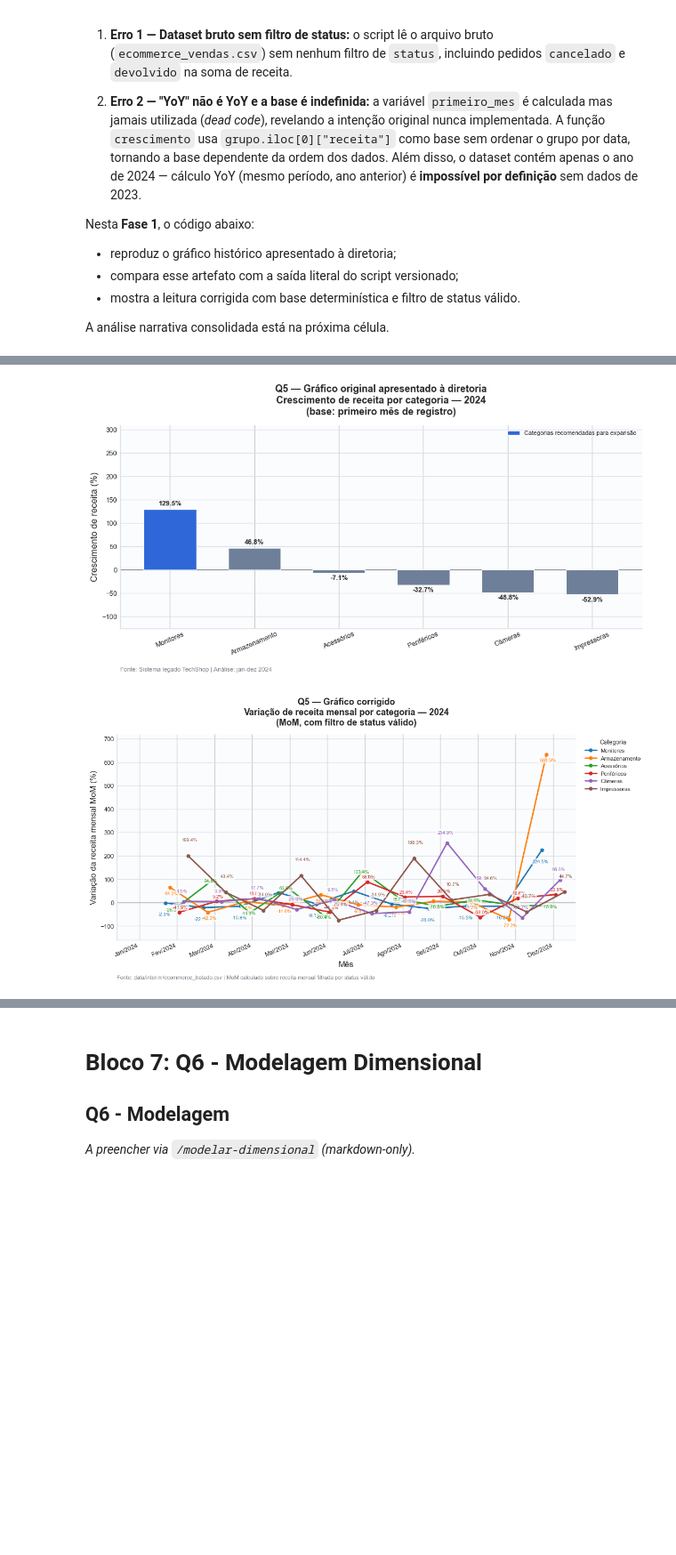
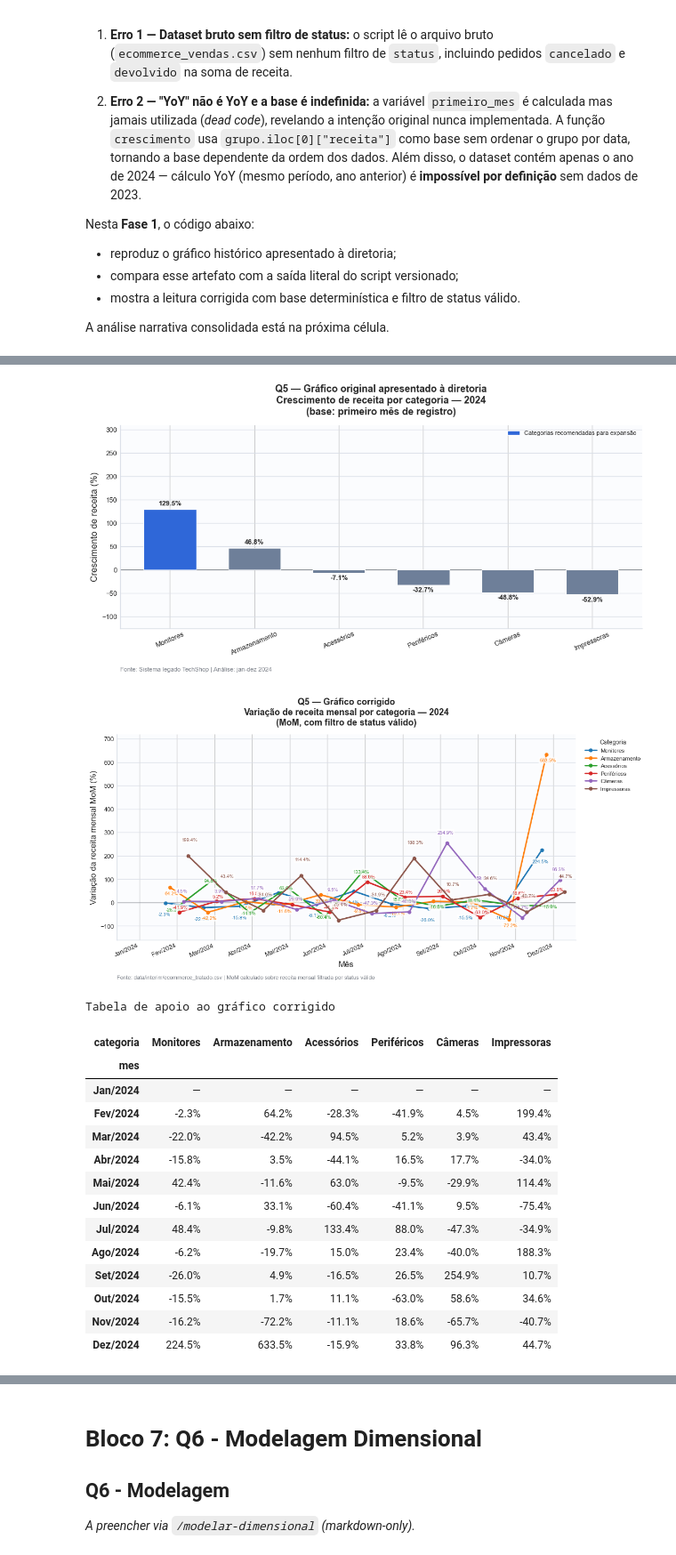
Before and after one commit to diogorblessa/projeto-analise-dados-DuckDB, a Jupyter notebook: notebooks/case_techshop.ipynb, the cells around one changed output, grey strips where cells are left out. Shown at 89% size. Saved outputs shown, nothing was run; the diff lists cells and outputs as text; code cells hidden in the pictures; blank space fills up the shorter version.

```diff
--- a/notebooks/case_techshop.ipynb
+++ b/notebooks/case_techshop.ipynb
@@ -1893,30 +1893,55 @@ with plt.style.context("seaborn-v0_8-whitegrid"):
         y_limites=y_limites,
     )
     plt.tight_layout()
     plt.show()
 
 with plt.style.context("seaborn-v0_8-whitegrid"):
     fig, ax = plt.subplots(figsize=(11.6, 6.2))
     plotar_grafico_corrigido_mom(ax=ax, mom_pivot=mom_corrigido_pivot)
     plt.tight_layout()
     plt.show()
+
+# Tabela de apoio — valores do gráfico corrigido MoM
+tabela_mom = (
+    mom_corrigido_pivot
+    .copy()
+    .rename(index=formatar_mes_ano)
+    .map(lambda v: formatar_pct(v) if not pd.isna(v) else "—")
+)
+print(f'Tabela de apoio ao gráfico corrigido')
+display(tabela_mom)
 # %% [output]
 === EVIDÊNCIA — ERRO 1: receita inflada por status inválido ===
 status
 entregue       863
 cancelado      135
 em_transito    101
 devolvido       84
 
 Receita inválida (cancelado + devolvido): R$ 175.599,53
 Receita válida (entregue + em_transito): R$ 731.085,80
 Inflação total causada pelo Erro 1: 24.0%
 
 === EVIDÊNCIA — ERRO 2: 'YoY' impossível + base dependente da ordem ===
 ... (30 lines left out)
       Câmeras                   -48.8               226.8           17.8                 -275.6                     -66.6                   209.0
   Impressoras                   -52.9               157.3          259.5                 -210.2                    -312.4                  -102.2
 
 Os dois gráficos abaixo complementam a auditoria: o primeiro reproduz o artefato histórico e o segundo mostra a variação mensal MoM da base corrigida.
 [figure]
 [figure]
+Tabela de apoio ao gráfico corrigido
+| categoria | Monitores | Armazenamento | Acessórios | Periféricos | Câmeras | Impressoras |
+| mes |  |  |  |  |  |  |
+| Jan/2024 | — | — | — | — | — | — |
+| Fev/2024 | -2.3% | 64.2% | -28.3% | -41.9% | 4.5% | 199.4% |
+| Mar/2024 | -22.0% | -42.2% | 94.5% | 5.2% | 3.9% | 43.4% |
+| Abr/2024 | -15.8% | 3.5% | -44.1% | 16.5% | 17.7% | -34.0% |
+| Mai/2024 | 42.4% | -11.6% | 63.0% | -9.5% | -29.9% | 114.4% |
+| Jun/2024 | -6.1% | 33.1% | -60.4% | -41.1% | 9.5% | -75.4% |
+| Jul/2024 | 48.4% | -9.8% | 133.4% | 88.0% | -47.3% | -34.9% |
+| Ago/2024 | -6.2% | -19.7% | 15.0% | 23.4% | -40.0% | 188.3% |
+| Set/2024 | -26.0% | 4.9% | -16.5% | 26.5% | 254.9% | 10.7% |
+| Out/2024 | -15.5% | 1.7% | 11.1% | -63.0% | 58.6% | 34.6% |
+| Nov/2024 | -16.2% | -72.2% | -11.1% | 18.6% | -65.7% | -40.7% |
+| Dez/2024 | 224.5% | 633.5% | -15.9% | 33.8% | 96.3% | 44.7% |
```
Also changed, not shown: parts of 2 cells of this notebook, 6 other files.
